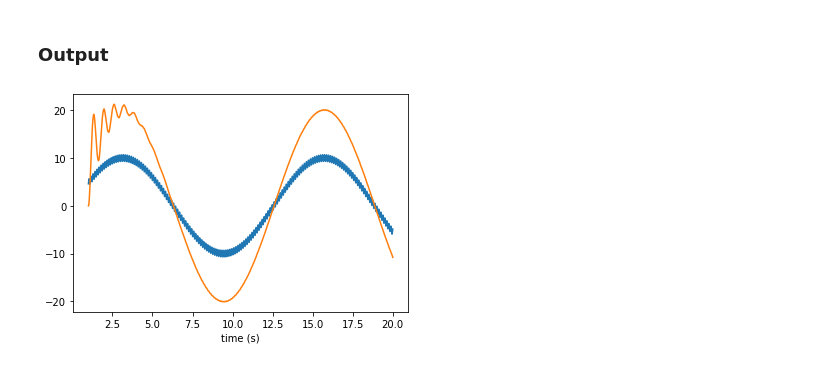
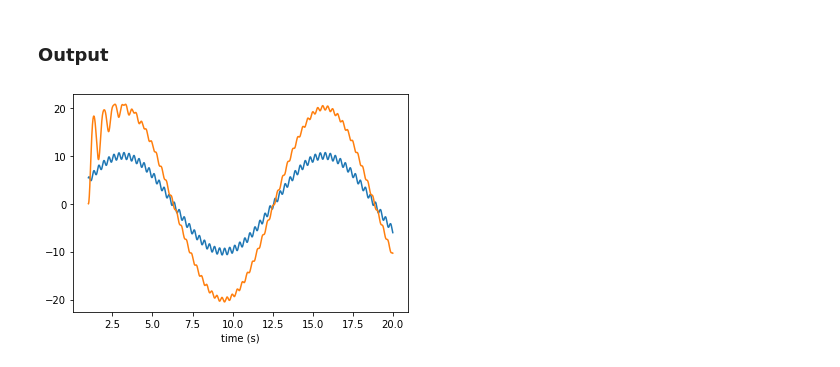
Before and after one commit to slashformotion/SecondOrderElec, a Jupyter notebook: exemples/LP_exemple.ipynb, the cells around one changed output. Saved outputs shown, nothing was run; the diff lists cells and outputs as text; code cells hidden in the pictures.

```diff
--- a/exemples/LP_exemple.ipynb
+++ b/exemples/LP_exemple.ipynb
@@ -15,7 +15,7 @@ except ImportError:
 # %% [markdown]
 Let's create some filters
 # %%
-T1 = LP(2,0.1,10)
+T1 = LP(2,0.01,10)
 T2 = LP(2,1.5,100)
 # %% [markdown]
 Let's create a logspace for later
@@ -63,8 +62,8 @@ for T in [T1,T2]:
 ### Output
 # %%
 x = np.linspace(1, 20, 100000)
-y = np.sin(x*0.5)*10+np.sin(x*50)*0.7
+y = np.sin(x*0.5)*10+np.sin(x*20)*0.7
 plot_time(x,y)
 t,s,x = T1.output(U=y, T=x)
 # %% [output]
-[figure, old version]
+[figure, new version]
```
Also changed, not shown: parts of 3 cells of this notebook, 1 other file.
